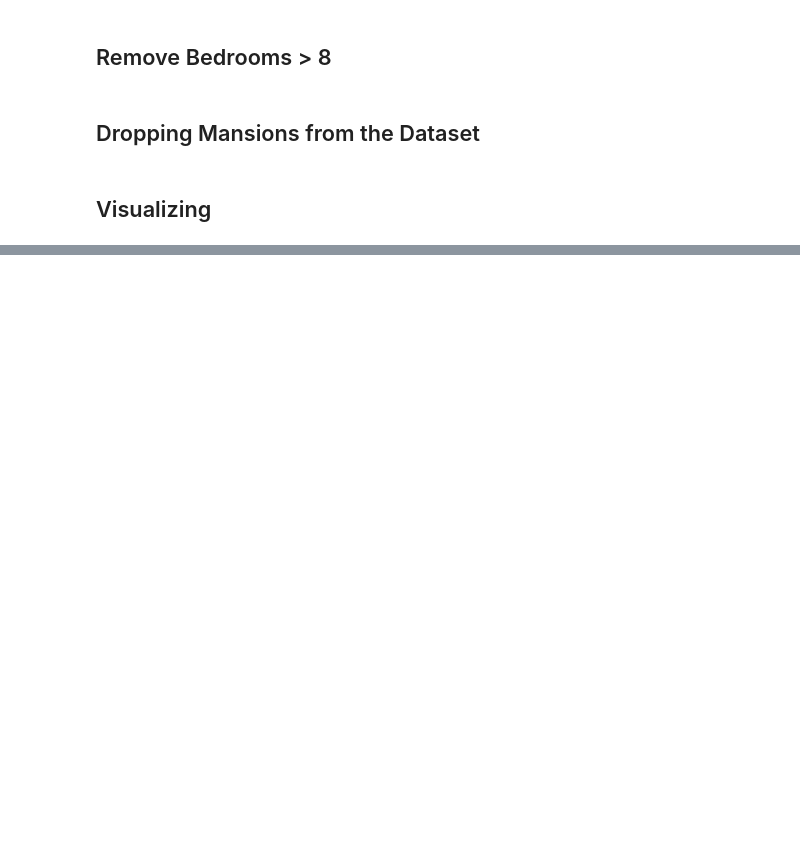
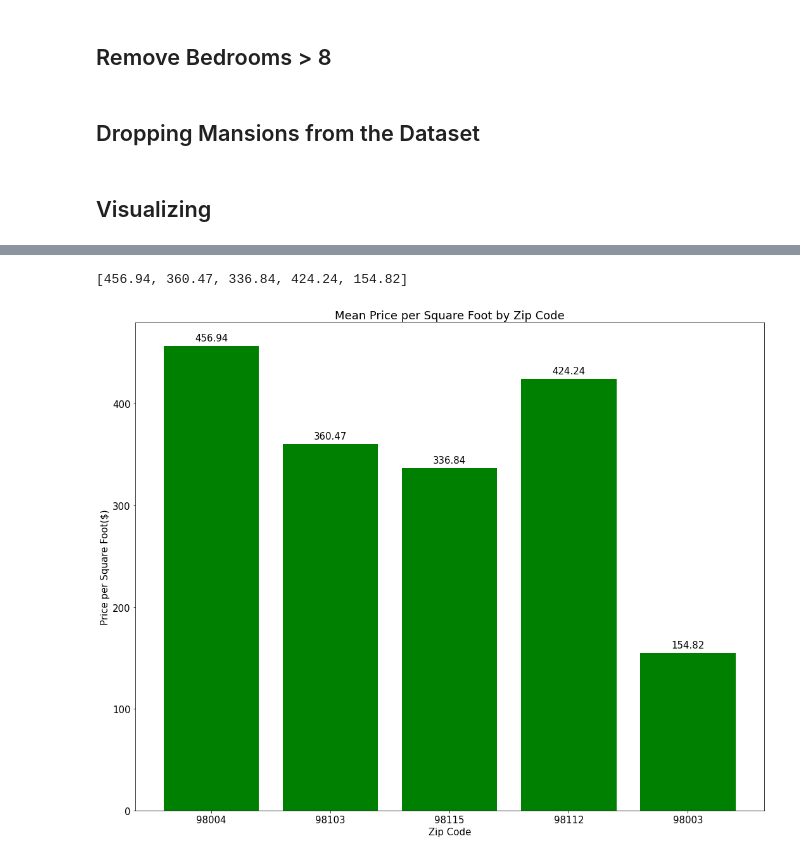
Before and after one commit to ThomasHChapman/P2-SeattleHousing, a Jupyter notebook: working_notebooks/tom_working.ipynb, the cells around one changed output, grey strips where cells are left out. Drawn from its saved outputs; the diff is of its cells as text; code cells hidden in the pictures; blank space fills up the shorter version.

Commit message:
add visualization

```diff
--- a/working_notebooks/tom_working.ipynb
+++ b/working_notebooks/tom_working.ipynb
@@ -785,0 +670,3 @@ kc_encoded.info()
+# %%
+simple_means = simple_housing.groupby('zipcode').median()
+simple_means.head()
@@ -785,0 +681,4 @@ kc_encoded.info()
+# %%
+target_codes = [98004, 98103, 98115, 98112, 98003]
+# %%
+viz_zips = simple_means.loc[target_codes].reset_index()
@@ -785,0 +694,35 @@ kc_encoded.info()
+# %%
+#viz_zips = [viz_zips['zipcode'].apply(str)]
+zip_labels = list(viz_zips['zipcode'].apply(str))
+price_labels = list(viz_zips['price_sqft'].round(2))
+
+price_labels
+# %% [output]
+[456.94, 360.47, 336.84, 424.24, 154.82]
+# %%
+plt.rcParams.update({'font.size': 15});
+
+x = np.arange(len(zip_labels)) # the label locations
+width = 0.35 # the width of the bars
+
+fig, ax = plt.subplots(figsize=(15,12))
+
+ax.set_ylabel('Price per Square Foot($)')
+ax.set_xlabel('Zip Code')
+ax.set_title('Mean Price per Square Foot by Zip Code')
+ax.set_xticks(x)
+ax.set_xticklabels(zip_labels)
+
+pps = ax.bar(zip_labels, price_labels, color='green')
+for p in pps:
+   height = p.get_height()
+   ax.annotate('{}'.format(height),
+      xy=(p.get_x() + p.get_width() / 2, height),
+      xytext=(0, 5), # 3 points vertical offset
+      textcoords="offset points",
+      ha='center', va='bottom')
+plt.tight_layout()
+
+plt.savefig('../images/mean_psft_zip', dpi=500)
+# %% [output]
+[figure, added]
```
Also changed, not shown: parts of 68 cells of this notebook, 1 other file.
